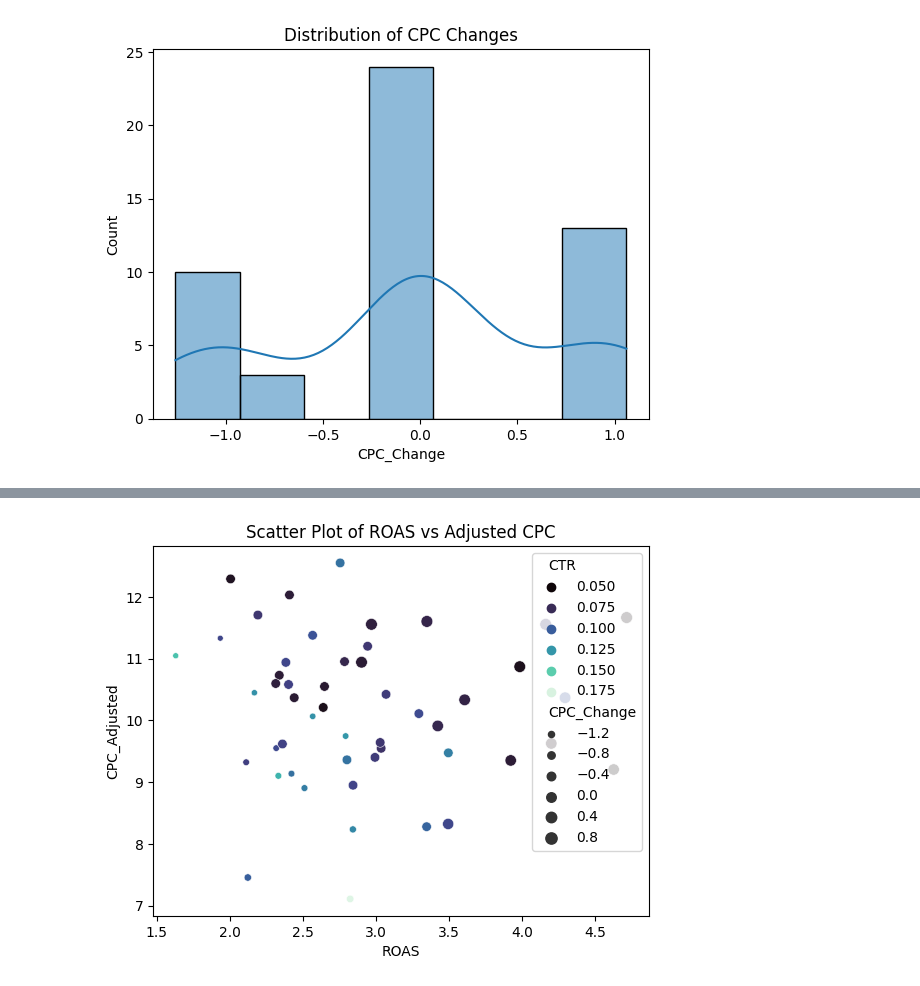
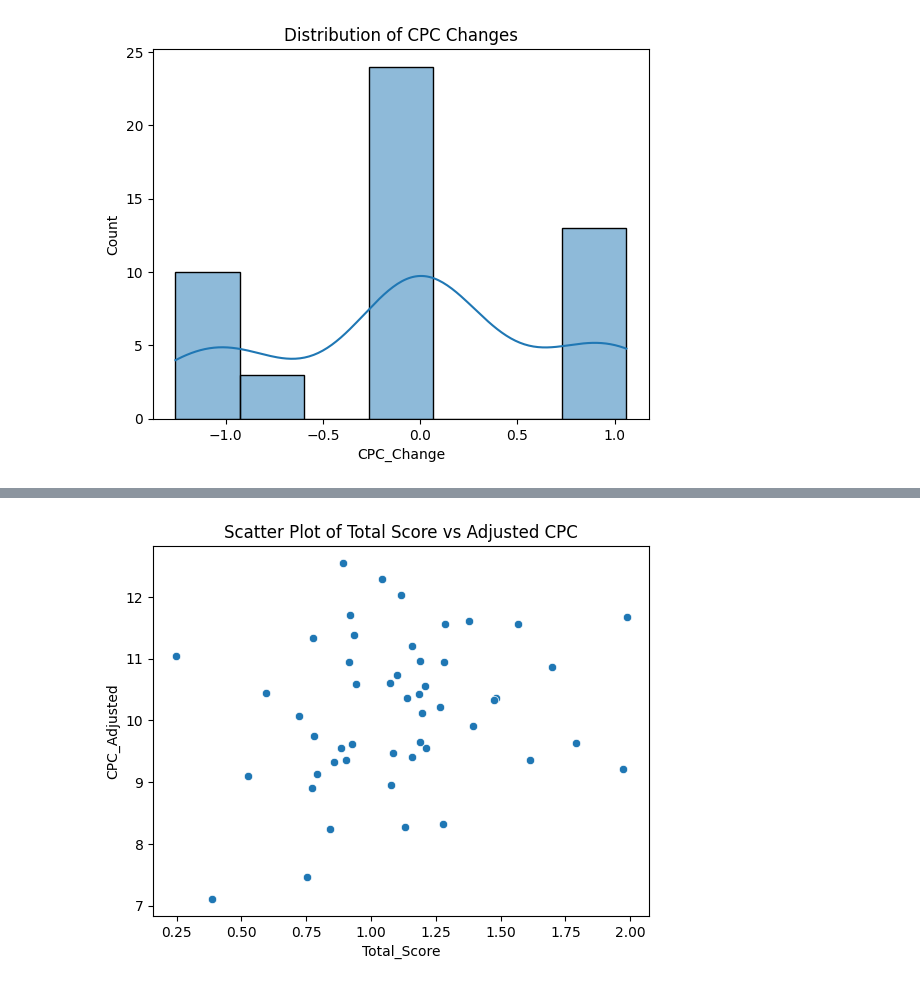
Before and after one commit to MathewLipman/Work-Samples, a Jupyter notebook: Search_Advertising_Chart_Examples.ipynb, the cells around one changed output, grey strips where cells are left out. Cells and saved outputs as stored; diff of their text form; code cells hidden in the pictures.

```diff
--- a/Search_Advertising_Chart_Examples.ipynb
+++ b/Search_Advertising_Chart_Examples.ipynb
@@ -628,7 +653,7 @@ plt.show()
 # %%
-# Scatter plot of ROAS vs CPC
-sns.scatterplot(data=df, x="ROAS", y="CPC_Adjusted", hue="CTR", palette="mako", size="CPC_Change")
-plt.title("Scatter Plot of ROAS vs Adjusted CPC")
+# Scatter plot of Total Score vs CPC Adjusted
+sns.scatterplot(data=df, x="Total_Score", y="CPC_Adjusted")
+plt.title("Scatter Plot of Total Score vs Adjusted CPC")
 plt.show()
 # %% [output]
-[figure, old version]
+[figure, new version]
```
Also changed, not shown: parts of 11 cells of this notebook.
